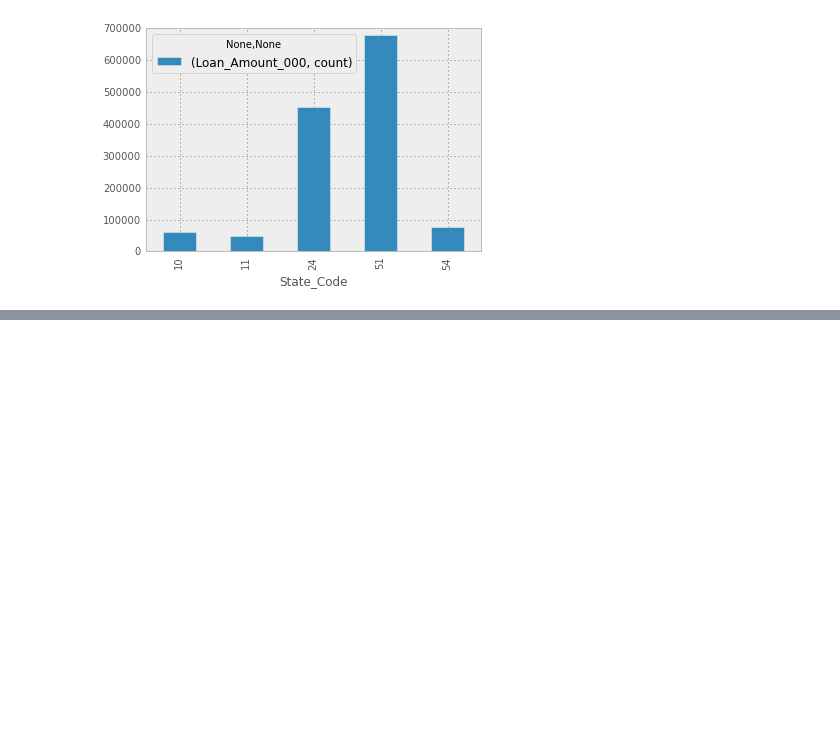
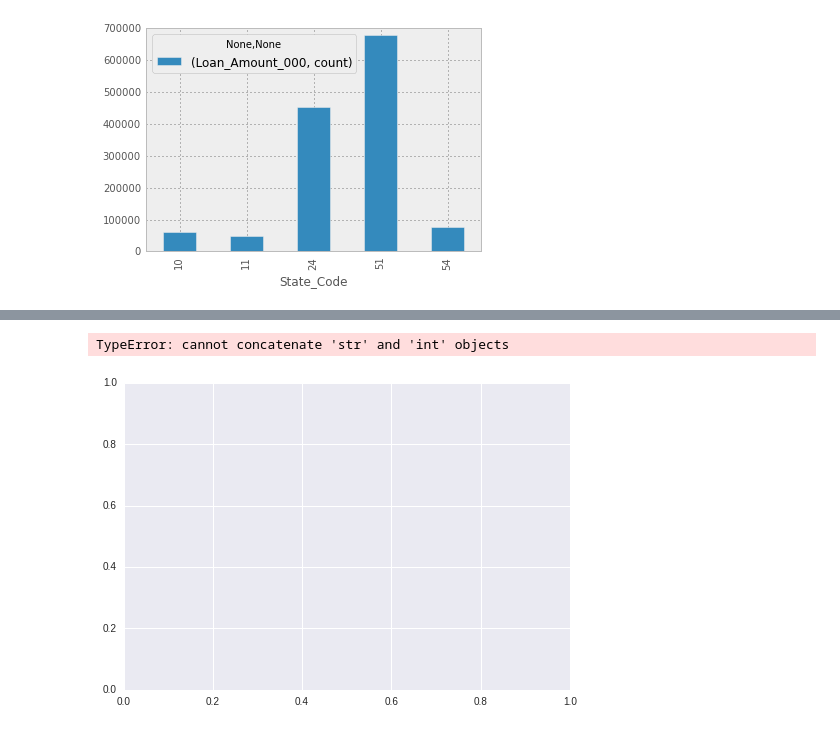
Before and after one commit to jainshubham/notebooks, a Jupyter notebook: Capital_One.ipynb, the cells around one changed output, grey strips where cells are left out. Cells and saved outputs as stored; diff of their text form; code cells hidden in the pictures; blank space fills up the shorter version.

```diff
--- a/Capital_One.ipynb
+++ b/Capital_One.ipynb
@@ -82,0 +101,11 @@ agencywize_grouped.plot(kind='bar')
+# %%
+sns.distplot(countywize.dropna(), hist=False, kde=True, rug=False, bins=25);
+
+def sns_compare(year1,year2):
+    f, (ax1) = plt.subplots(1, figsize=LARGE_FIGSIZE)
+    for yr in range(int(year1),int(year2)):
+        sns.distplot(lexp[str(yr)].dropna(), hist=False, kde=True, rug=False, bins=25)
+sns_compare('2000','2010')
+# %% [output]
+TypeError: cannot concatenate 'str' and 'int' objects
+[figure, added]
```
Also changed, not shown: parts of 15 cells of this notebook.
